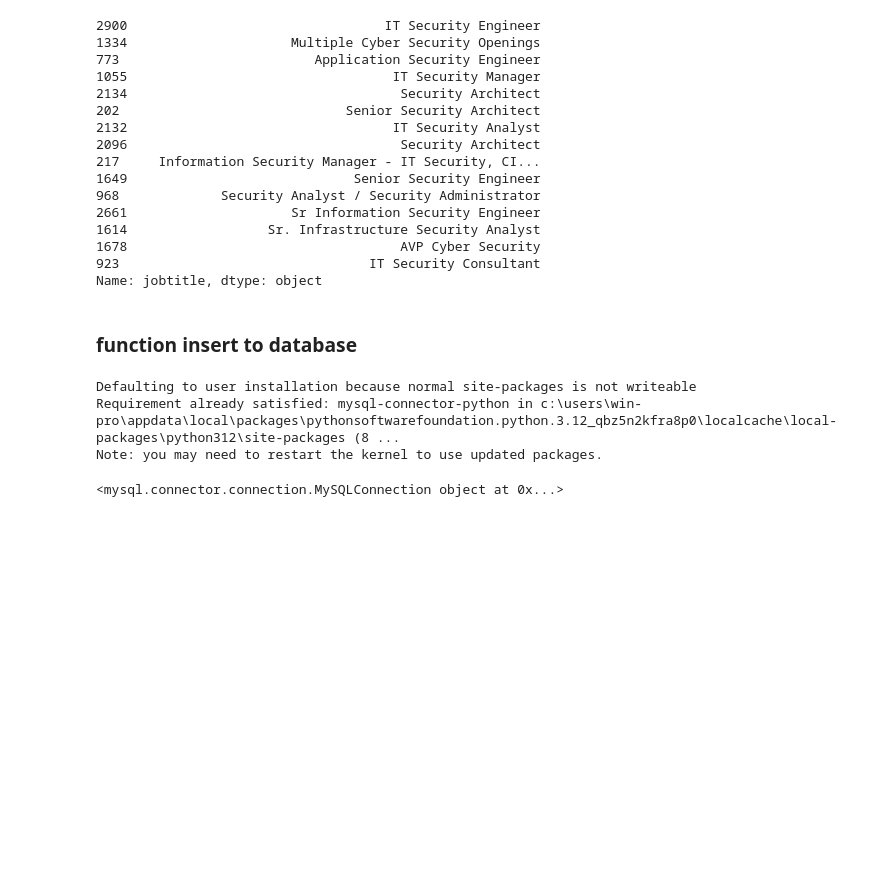
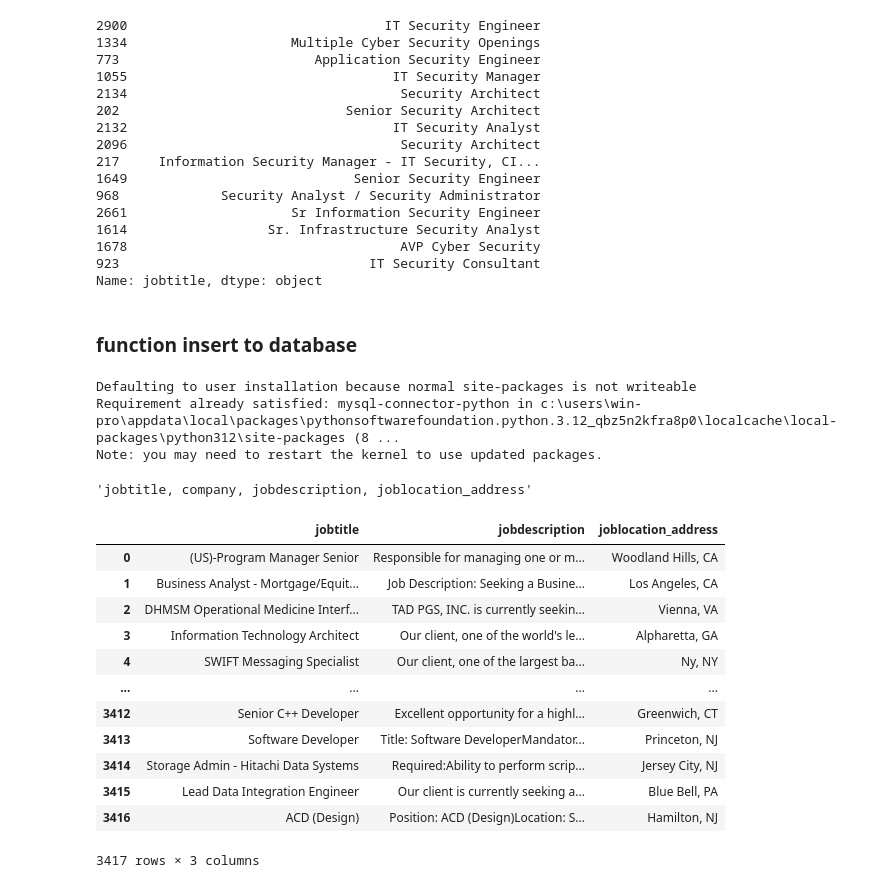
Before and after one commit to duyhau0802/AI-job-recommend, a Jupyter notebook: handleData.ipynb, the cells around one changed output. Cells and saved outputs as stored; diff of their text form; code cells hidden in the pictures; blank space fills up the shorter version.

```diff
--- a/handleData.ipynb
+++ b/handleData.ipynb
@@ -168,15 +168,27 @@ Name: jobtitle, dtype: object
 Defaulting to user installation because normal site-packages is not writeable
 Requirement already satisfied: mysql-connector-python in c:\users\win-pro\appdata\local\packages\pythonsoftwarefoundation.python.3.12_qbz5n2kfra8p0\localcache\local-packages\python312\site-packages (8 ...
 Note: you may need to restart the kernel to use updated packages.
-# %%
-import mysql.connector
-
-mydb = mysql.connector.connect(
-  host="localhost",
-  user="root",
-  password=""
-)
-
-print(mydb)
-# %% [output]
-<mysql.connector.connection.MySQLConnection object at 0x...>
+# %%
+import pandas as pd
+# Get the table columns (assuming you know the column names)
+table_columns = ", ".join(df.columns.tolist())  # Convert list to comma-separated string
+table_columns
+# %% [output]
+'jobtitle, company, jobdescription, joblocation_address'
+# %%
+df1 = df[['jobtitle', 'jobdescription', 'joblocation_address']]
+df1
+# %% [output]
+|  | jobtitle | jobdescription | joblocation_address |
+| 0 | (US)-Program Manager Senior | Responsible for managing one or m... | Woodland Hills, CA |
+| 1 | Business Analyst - Mortgage/Equit... | Job Description: Seeking a Busine... | Los Angeles, CA |
+| 2 | DHMSM Operational Medicine Interf... | TAD PGS, INC. is currently seekin... | Vienna, VA |
+| 3 | Information Technology Architect | Our client, one of the world's le... | Alpharetta, GA |
+| 4 | SWIFT Messaging Specialist | Our client, one of the largest ba... | Ny, NY |
+| ... | ... | ... | ... |
+| 3412 | Senior C++ Developer | Excellent opportunity for a highl... | Greenwich, CT |
+| 3413 | Software Developer | Title: Software DeveloperMandator... | Princeton, NJ |
+| 3414 | Storage Admin - Hitachi Data Systems | Required:Ability to perform scrip... | Jersey City, NJ |
+| 3415 | Lead Data Integration Engineer | Our client is currently seeking a... | Blue Bell, PA |
+| 3416 | ACD (Design) | Position: ACD (Design)Location: S... | Hamilton, NJ |
+3417 rows × 3 columns
```
Also changed, not shown: parts of 10 cells of this notebook, 2 other files.
